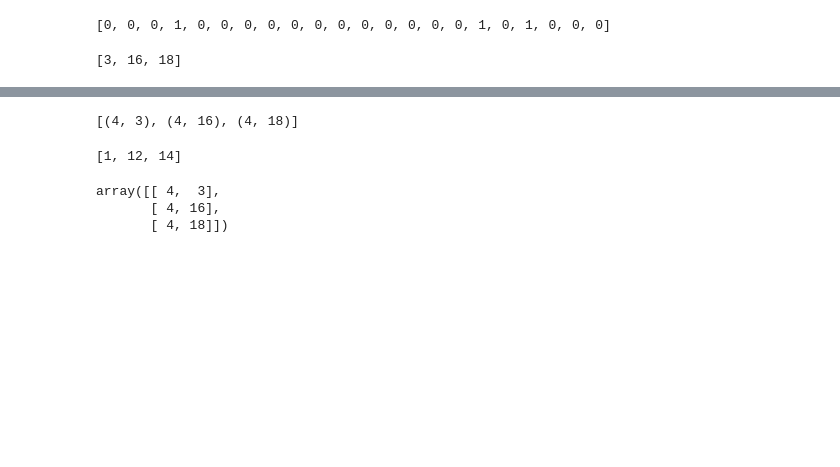
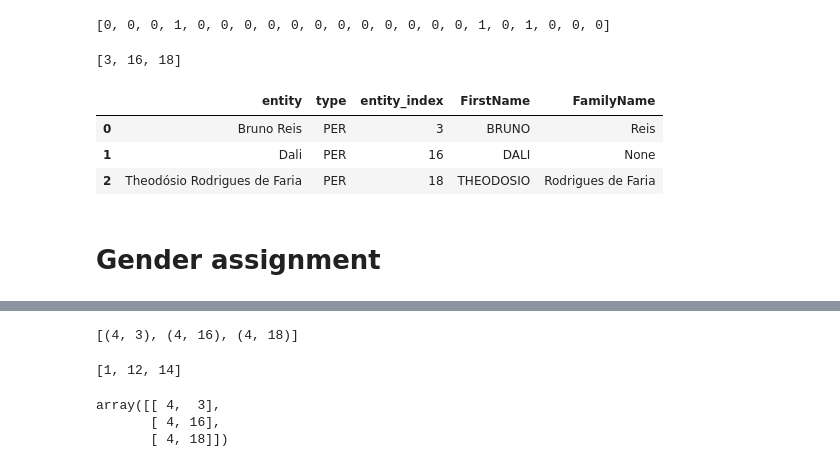
Before and after one commit to larissasayurifutino/repres_fem, a Jupyter notebook: SRC/03_entity_recog.ipynb, the cells around one changed output, grey strips where cells are left out. Saved outputs shown, nothing was run; the diff lists cells and outputs as text; code cells hidden in the pictures; blank space fills up the shorter version.

```diff
--- a/SRC/03_entity_recog.ipynb
+++ b/SRC/03_entity_recog.ipynb
@@ -55,10 +37,10 @@ Mounted at /content/drive
 # %% [markdown]
 ### List files
 # %%
-path = "/content/drive/MyDrive/INSPER/03_trabfinal_1certif/Dados/Processed/"
+path_proc = "/content/drive/MyDrive/INSPER/03_trabfinal_1certif/Dados/Processed/"
 
 from os import listdir
-files = listdir(path)
+files = listdir(path_proc)
 files
 # %% [output]
 ['1721034292748976_Isac Godinho_2022-01-06_Folhajus.txt',
@@ -68,3 +50,21 @@ files
  '1721122587219657_Luís Costa_2022-01-05_Rio de Janeiro.txt',
  '1721134973363736_João Pedro Pitombo_2022-01-05_Coronavírus.txt',
  '1721130095679618_Fábio Pescarini_2022-01-05_Coronavírus.txt']
+# %%
+# File name has parameters associated with the text
+chosen_file = files[5]
+
+import pandas as pd
+
+params_chosen_file = chosen_file.split("_")
+
+numchar_edit = len(params_chosen_file[3])
+
+par = {'articleId': params_chosen_file[0],
+     'author': params_chosen_file[1],
+     'date': params_chosen_file[2],
+     'edit': params_chosen_file[3][0:(numchar_edit-4)]
+     }
+
+df_param = pd.DataFrame(data = par, index = [params_chosen_file[0]])
+df_param
@@ -71,6 +74,6 @@ files
 # %%
-file1 = open(path + files[5], "r+")
-
+# To read the data
+file1 = open(path_proc + chosen_file, "r+")
 text = file1.read()
 text
 # %% [output]
@@ -244,3 +222,29 @@ index_ent = [idx for idx, element in enumerate(sent_entity) if condition_x_gt_0(
 index_ent
 # %% [output]
 [3, 16, 18]
+# %%
+# Update 'df_entities' with the corresponding sentence index
+df_index_ent = pd.DataFrame(index_ent, columns = ['entity_index'])
+
+df_entities = pd.concat([df_entities, df_index_ent], axis = 1)
+
+# Filtering Entities that have at least one capital letter
+df_entities = df_entities[df_entities['entity'].str.match("[A-Z]+") == True]
+
+# Split the name into First and Family Name
+df_entities[['FirstName', 'FamilyName']] = df_entities['entity'].str.split(' ', 1, expand = True)
+
+# First name in Capital letter
+df_entities['FirstName'] = df_entities['FirstName'].str.upper()
+
+# Remove accents from the First Name
+df_entities['FirstName'] = df_entities['FirstName'].str.normalize('NFKD').str.encode('ascii', errors='ignore').str.decode('utf-8')
+
+df_entities
+# %% [output]
+|  | entity | type | entity_index | FirstName | FamilyName |
+| 0 | Bruno Reis | PER | 3 | BRUNO | Reis |
+| 1 | Dali | PER | 16 | DALI | None |
+| 2 | Theodósio Rodrigues de Faria | PER | 18 | THEODOSIO | Rodrigues de Faria |
+# %% [markdown]
+# Gender assignment
```
Also changed, not shown: parts of 29 cells of this notebook.
